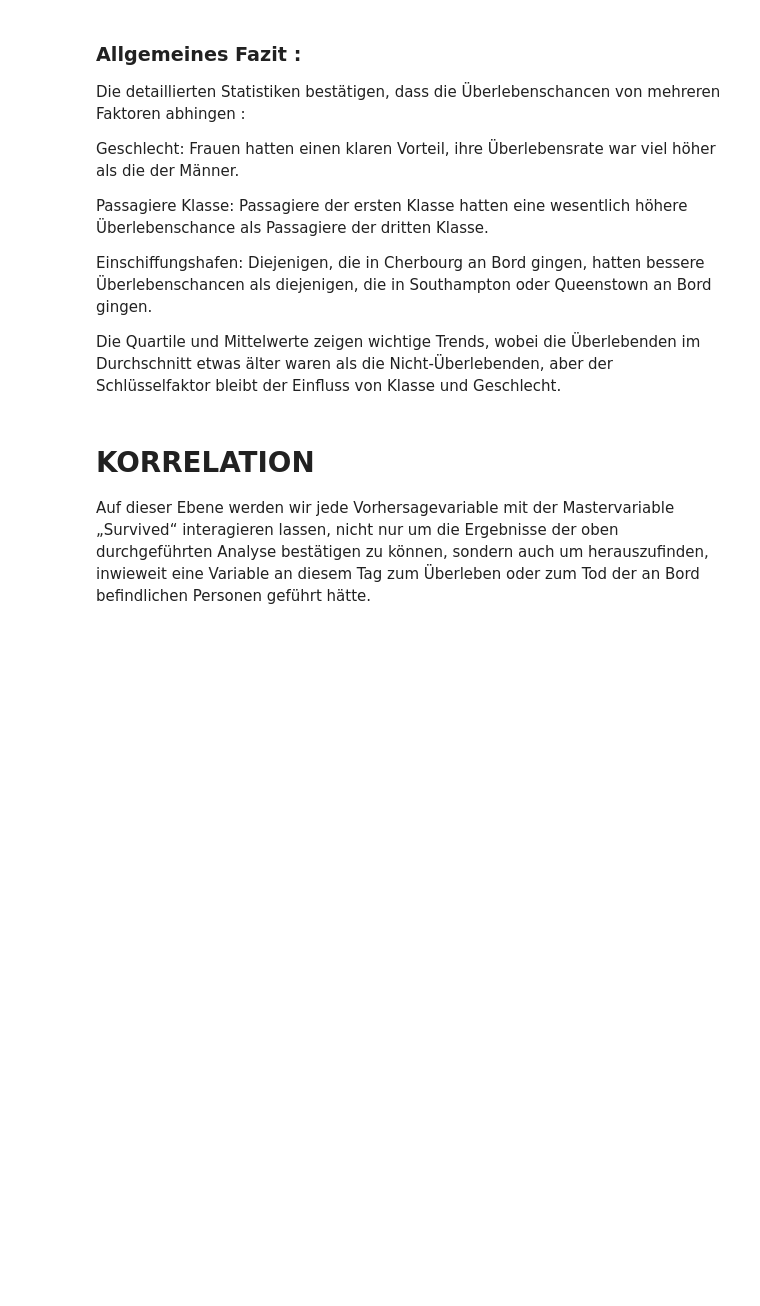
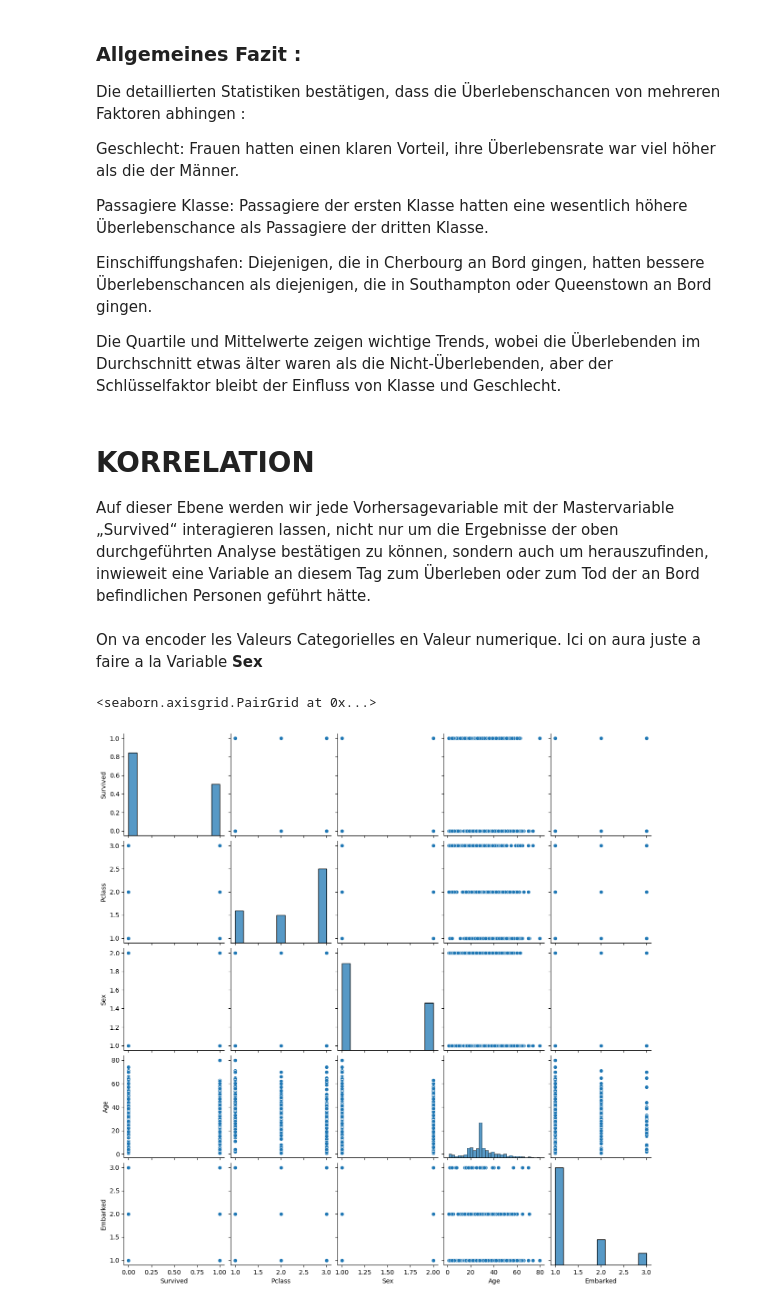
Before and after one commit to estham2003/Titanic_new_version, a Jupyter notebook: src/Titanic_study_new_version.ipynb, the cells around one changed output. Cells and saved outputs as stored; diff of their text form; code cells hidden in the pictures; blank space fills up the shorter version.

```diff
--- a/src/Titanic_study_new_version.ipynb
+++ b/src/Titanic_study_new_version.ipynb
@@ -707,3 +711,18 @@ Die Quartile und Mittelwerte zeigen wichtige Trends, wobei die Überlebenden im
 # KORRELATION
 
 Auf dieser Ebene werden wir jede Vorhersagevariable mit der Mastervariable „Survived“ interagieren lassen, nicht nur um die Ergebnisse der oben durchgeführten Analyse bestätigen zu können, sondern auch um herauszufinden, inwieweit eine Variable an diesem Tag zum Überleben oder zum Tod der an Bord befindlichen Personen geführt hätte.
+# %% [markdown]
+On va encoder les Valeurs Categorielles en Valeur numerique.
+Ici on aura juste a faire a la Variable **Sex**
+# %%
+data_for_study['Sex'] = data_for_study['Sex'].map({'male': 1, 'female': 2})
+# %%
+data_for_study['Sex'] = data_for_study['Sex'].map({'male': 1, 'female': 2})
+# %%
+data_for_study['Embarked'] = data_for_study['Embarked'].map({'S': 1, 'C': 2, 'Q':3})
+# %%
+iris= sns.load_dataset("iris")
+sns.pairplot(data_for_study, kind="scatter")
+# %% [output]
+<seaborn.axisgrid.PairGrid at 0x...>
+[figure, added]
```
Also changed, not shown: parts of 10 cells of this notebook.
